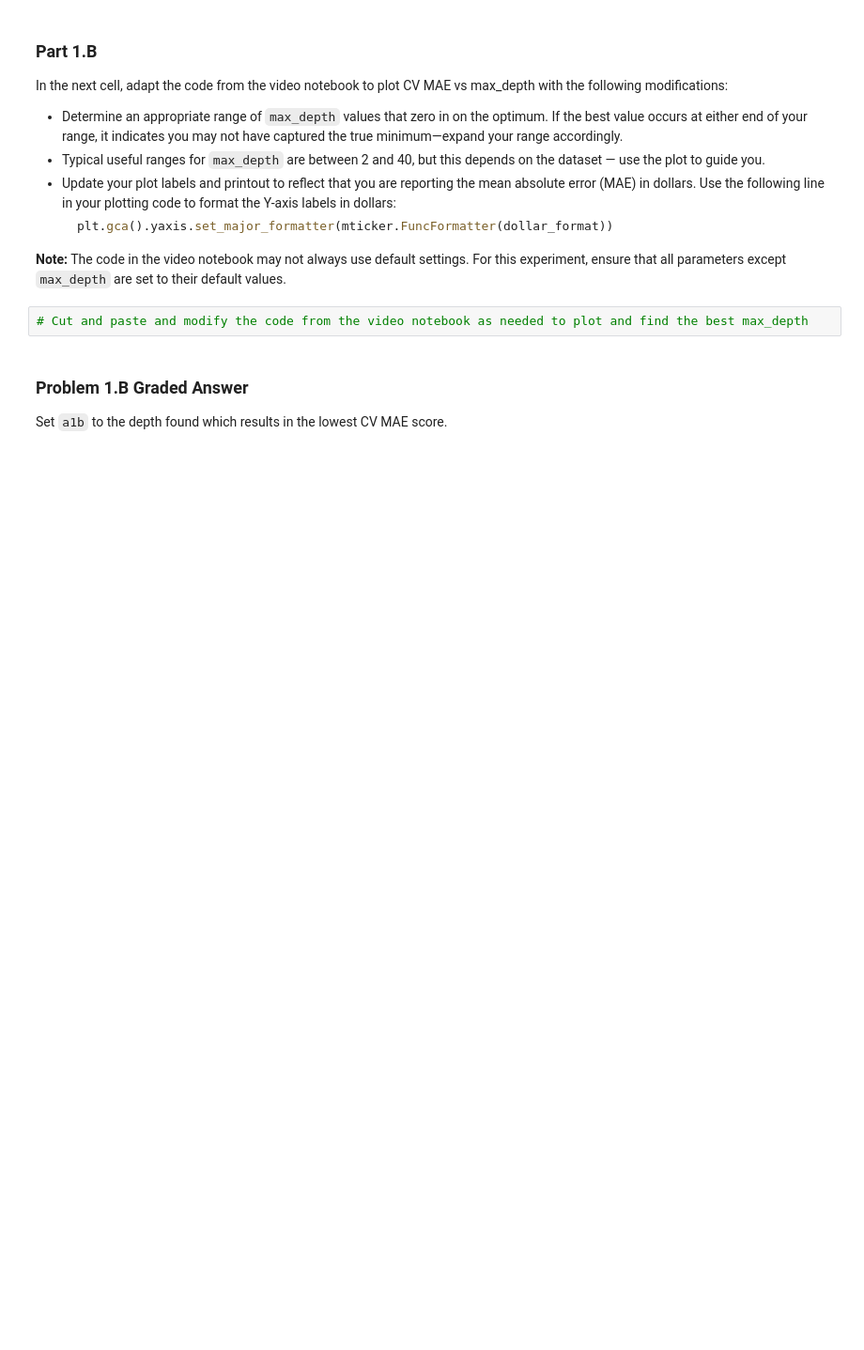
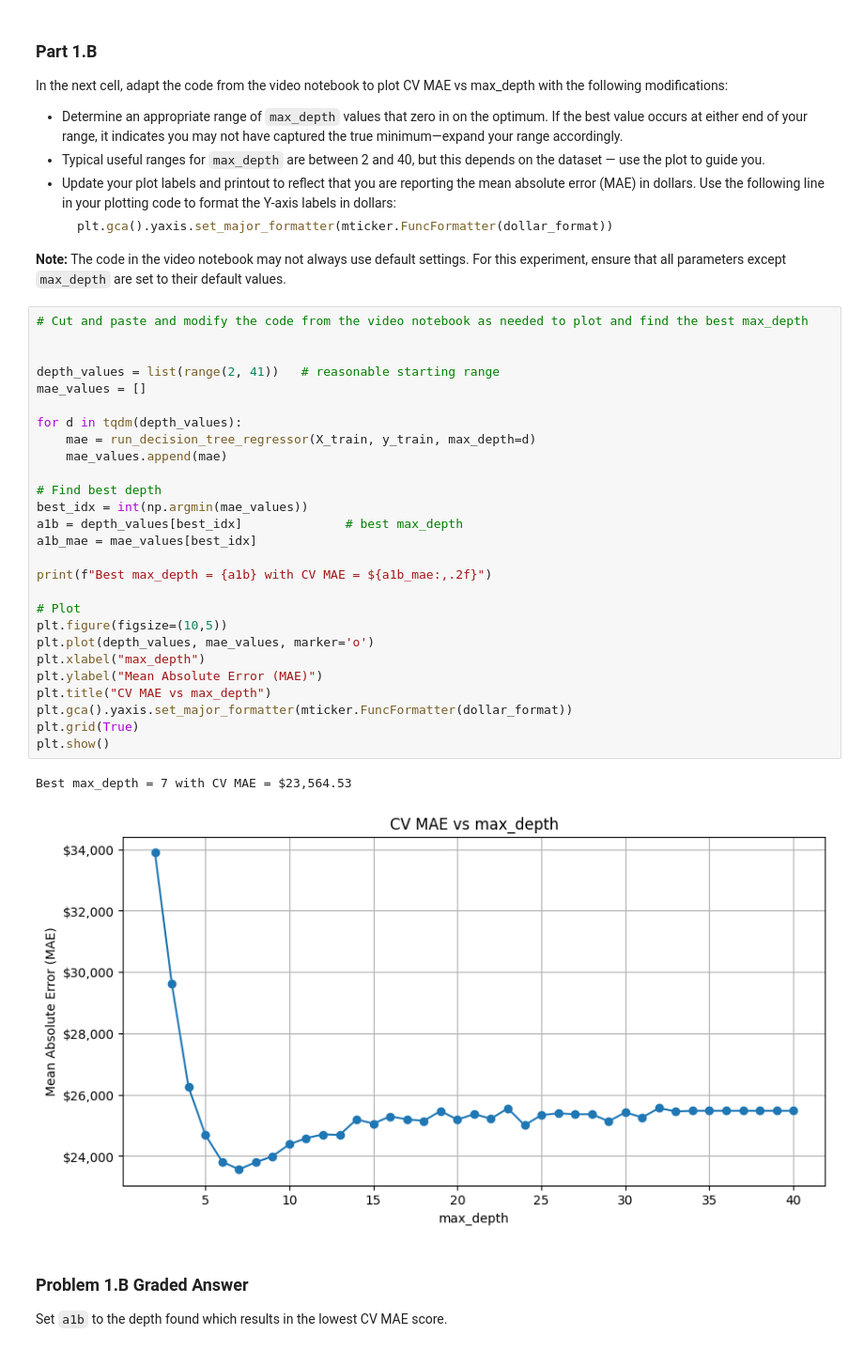
Before and after one commit to waysnyder/Module-3-Assignments, a Jupyter notebook: Homework_06.ipynb, the cells around one changed output. Shown at 94% size. Cells and saved outputs as stored; diff of their text form; blank space fills up the shorter version.

````diff
--- a/Homework_06.ipynb
+++ b/Homework_06.ipynb
@@ -247,8 +250,36 @@ In the next cell, adapt the code from the video notebook to plot CV MAE vs max_d
   ```
 
 **Note:** The code in the video notebook may not always use default settings. For this experiment, ensure that all parameters except `max_depth` are set to their default values.
-# %%
-# Cut and paste and modify the code from the video notebook as needed to plot and find the best max_depth
+# %%
+# Cut and paste and modify the code from the video notebook as needed to plot and find the best max_depth
+
+
+depth_values = list(range(2, 41))   # reasonable starting range
+mae_values = []
+
+for d in tqdm(depth_values):
+    mae = run_decision_tree_regressor(X_train, y_train, max_depth=d)
+    mae_values.append(mae)
+
+# Find best depth
+best_idx = int(np.argmin(mae_values))
+a1b = depth_values[best_idx]              # best max_depth
+a1b_mae = mae_values[best_idx]
+
+print(f"Best max_depth = {a1b} with CV MAE = ${a1b_mae:,.2f}")
+
+# Plot
+plt.figure(figsize=(10,5))
+plt.plot(depth_values, mae_values, marker='o')
+plt.xlabel("max_depth")
+plt.ylabel("Mean Absolute Error (MAE)")
+plt.title("CV MAE vs max_depth")
+plt.gca().yaxis.set_major_formatter(mticker.FuncFormatter(dollar_format))
+plt.grid(True)
+plt.show()
+# %% [output]
+Best max_depth = 7 with CV MAE = $23,564.53
+[figure, added]
 # %% [markdown]
 ### Problem 1.B Graded Answer
 
````
Also changed, not shown: parts of 18 cells of this notebook, 4 other files.
